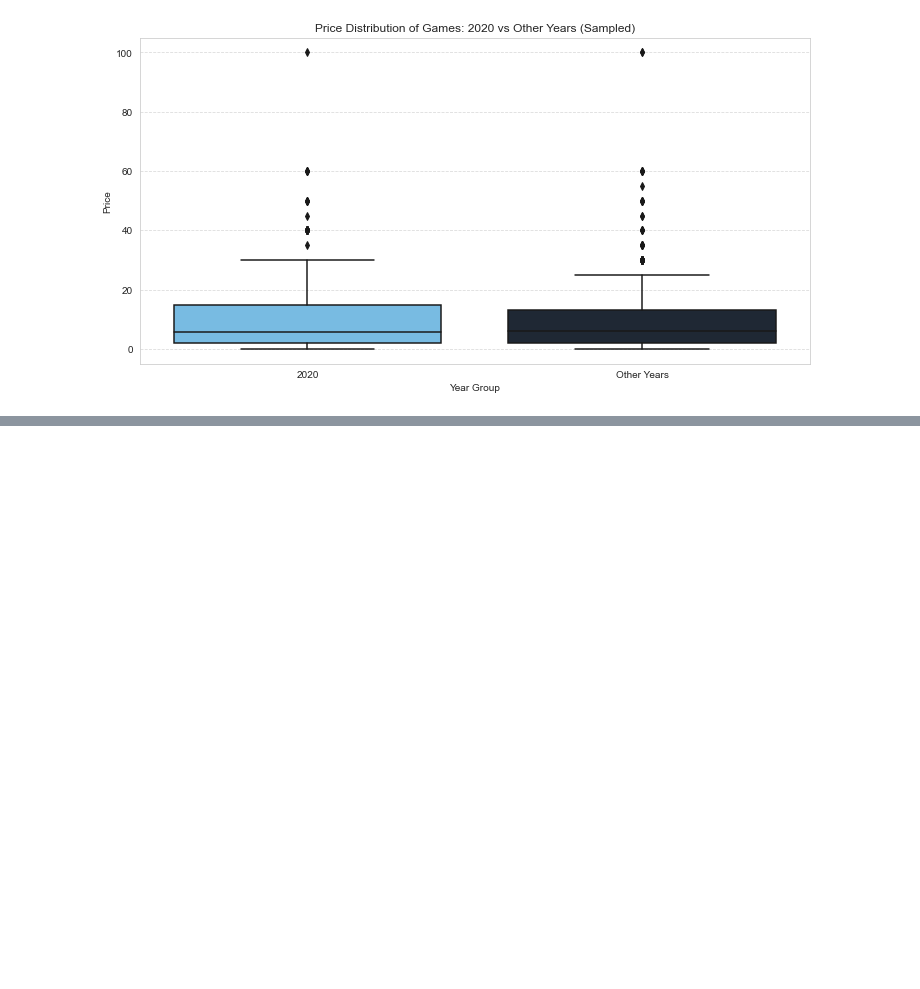
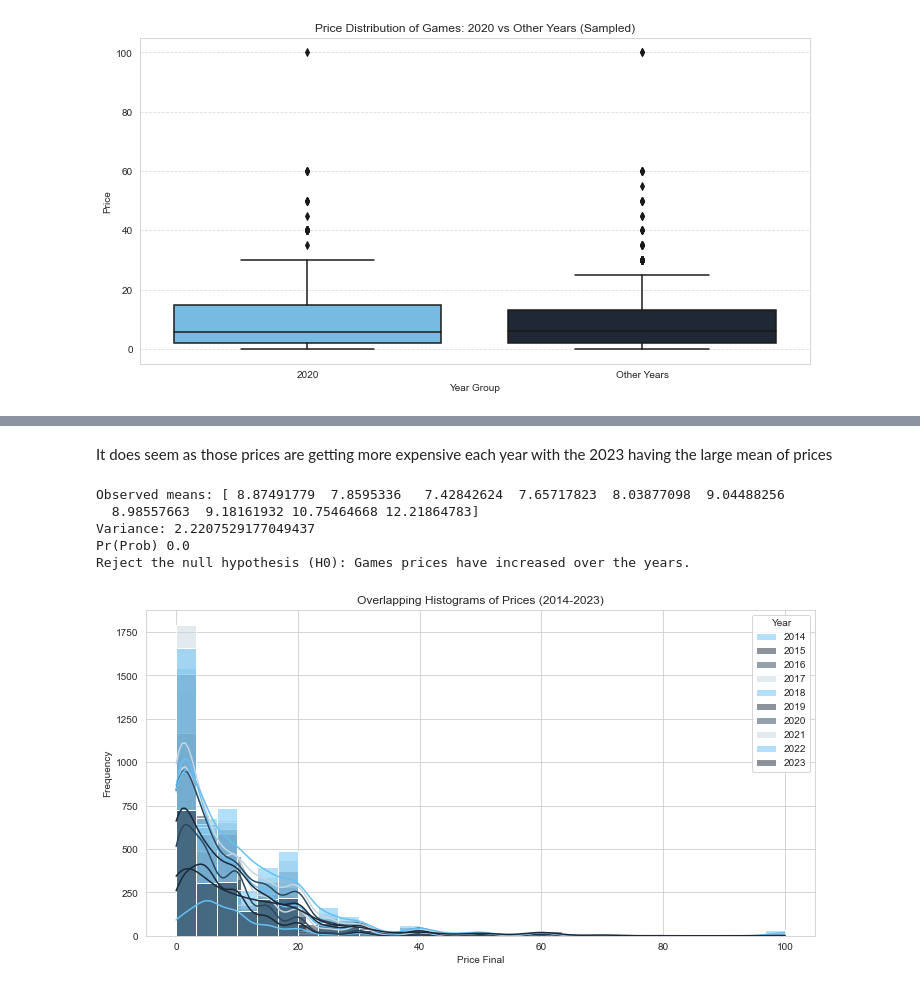
Before and after one commit to dmm4613/steam-games-eda, a Jupyter notebook: steam-eda.ipynb, the cells around one changed output, grey strips where cells are left out. Cells and saved outputs as stored; diff of their text form; code cells hidden in the pictures; blank space fills up the shorter version.

```diff
--- a/steam-eda.ipynb
+++ b/steam-eda.ipynb
@@ -725,0 +729,58 @@ plt.show()
+# %% [markdown]
+It does seem as those prices are getting more expensive each year with the 2023 having the large mean of prices
+# %%
+observed_variance = last_ten_years.groupby('year').mean().var()[0]
+print('Observed means:', last_ten_years.groupby('year').mean().values.ravel())
+print('Variance:',observed_variance)
+
+def perm_test(df):
+    df = df.copy()
+    df['price_final'] = np.random.permutation(df['price_final'].values)
+    return df.groupby('year').mean().var()[0]
+
+perm_variance = [perm_test(last_ten_years) for _ in range(3000)]
+p_val = np.mean([var > observed_variance for var in perm_variance])
+print('Pr(Prob)', p_val)
+
+# Determine the alpha for significance level of 90%
+alpha = 1 - 0.90
+
+# Compare the p-value to the significance level
+if p_val < alpha:
+    print('Reject the null hypothesis (H0): Games prices have increased over the years.')
+else:
+    print('Fail to reject the null hypothesis (H0): Game prices have not significantly changed over the years.')
+# %% [output]
+Observed means: [ 8.87491779  7.8595336   7.42842624  7.65717823  8.03877098  9.04488256
+  8.98557663  9.18161932 10.75464668 12.21864783]
+Variance: 2.2207529177049437
+Pr(Prob) 0.0
+Reject the null hypothesis (H0): Games prices have increased over the years.
+# %%
+filtered_prices = last_ten_years[last_ten_years['price_final'] < 100.00]
+
+sns.set_style(style="whitegrid")
+
+plt.figure(figsize=(12, 6))
+
+palette = custom_palette
+
+# Loop through each year and plot a histogram for each
+for i, year in enumerate(range(2014, 2024)):
+    sns.histplot(data=filtered_prices[filtered_prices['year'] == year],
+                 x='price_final',
+                 color=palette[i],
+                 kde=True,
+                 bins=30,
+                 label=str(year),
+                 alpha=0.5)
+
+# Customize the plot
+plt.title('Overlapping Histograms of Prices (2014-2023)')
+plt.xlabel('Price Final')
+plt.ylabel('Frequency')
+plt.legend(title='Year')
+
+plt.show()
+# %% [output]
+[figure, added]
```
Also changed, not shown: parts of 23 cells of this notebook.
